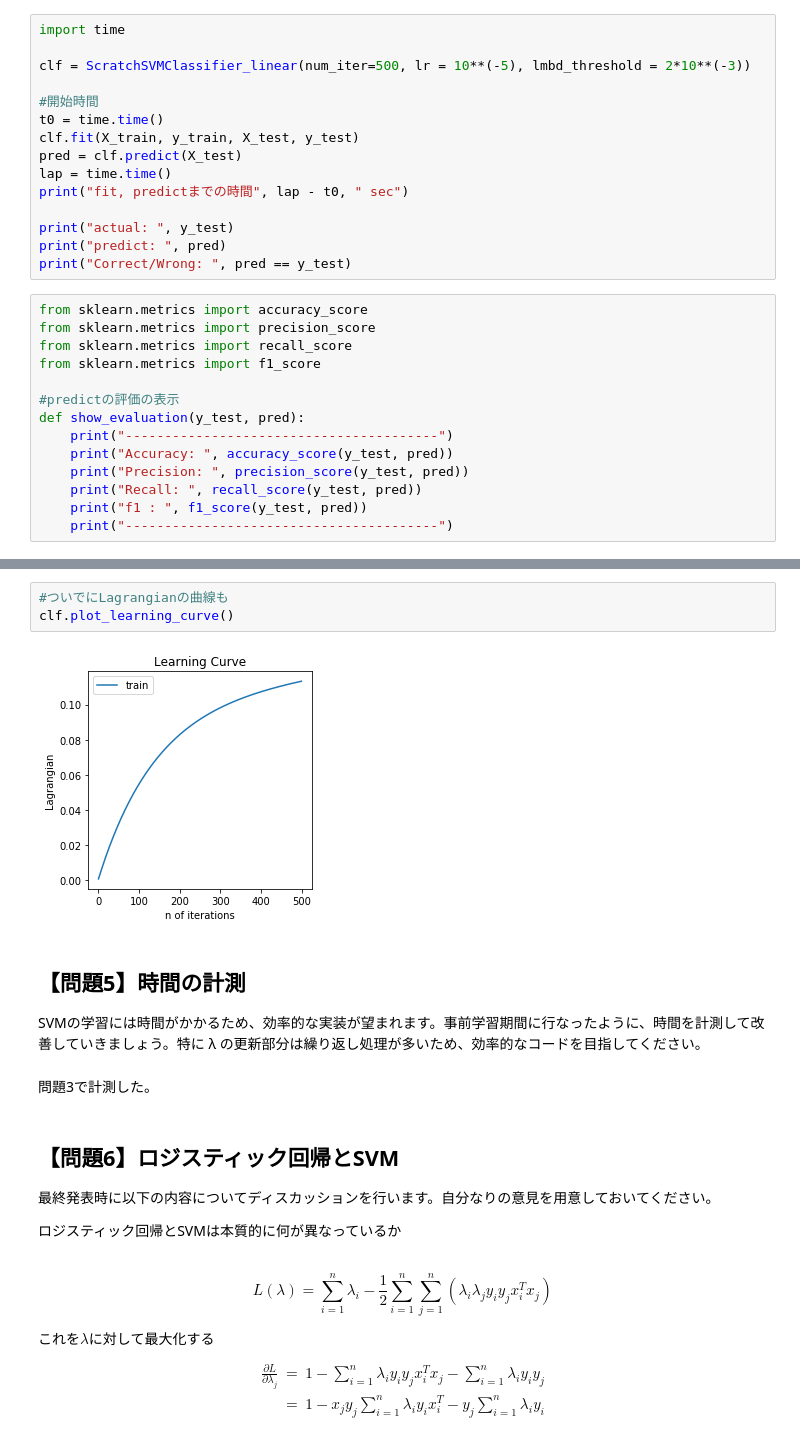
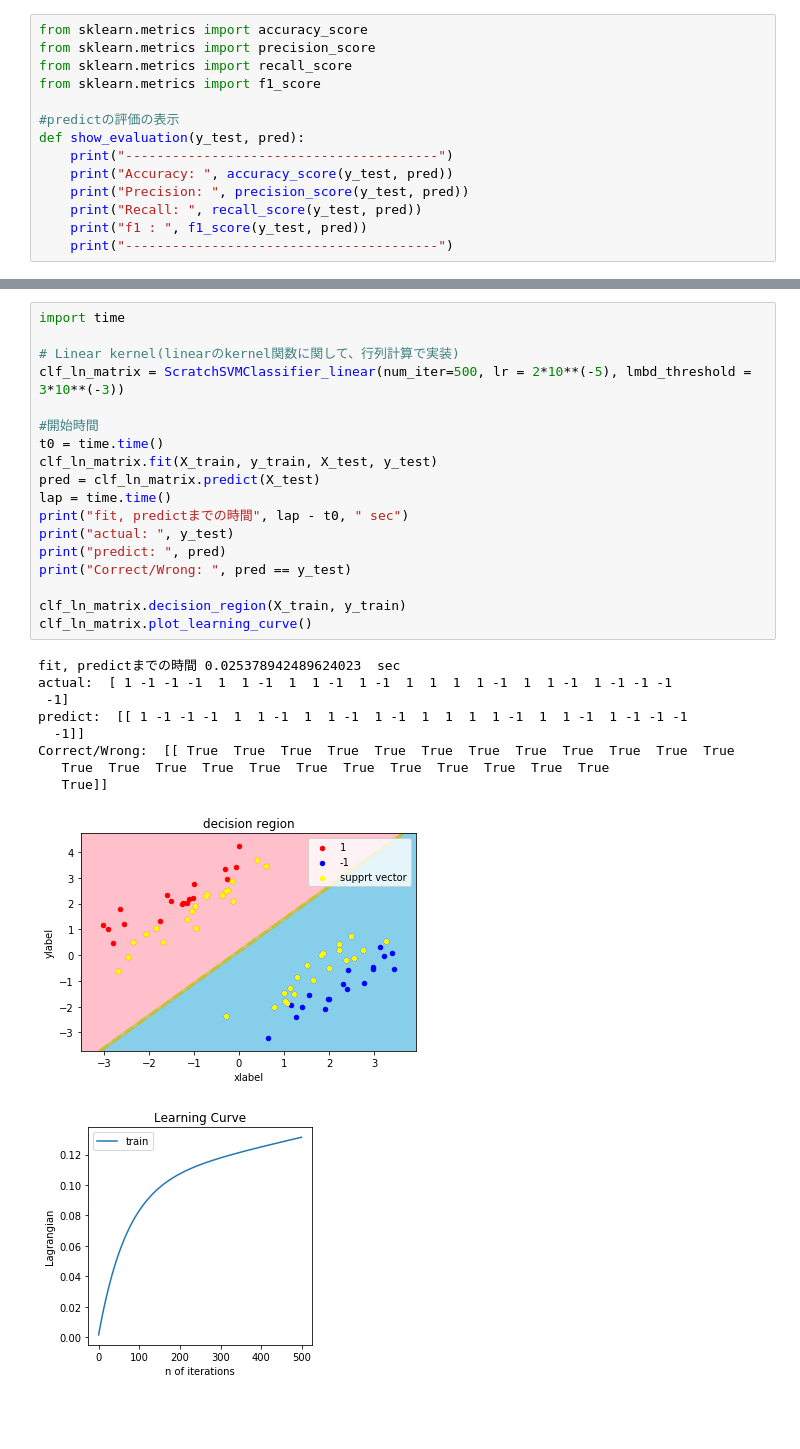
Before and after one commit to ohmorimori/diveintocode-ml, a Jupyter notebook: diveintocode-term1/sprint/sprint5/sprint5-ml-scratch-svm.ipynb, the cells around one changed output, grey strips where cells are left out. Saved outputs shown, nothing was run; the diff lists cells and outputs as text; blank space fills up the shorter version.

```diff
--- a/diveintocode-term1/sprint/sprint5/sprint5-ml-scratch-svm.ipynb
+++ b/diveintocode-term1/sprint/sprint5/sprint5-ml-scratch-svm.ipynb
@@ -812,18 +741,3 @@ Correct/Wrong:  [[ True  True  True  True  True  True  True  True  True  True  T
-# %%
-import time
-
-clf = ScratchSVMClassifier_linear(num_iter=500, lr = 10**(-5), lmbd_threshold = 2*10**(-3))
-
-#開始時間
-t0 = time.time()
-clf.fit(X_train, y_train, X_test, y_test)
-pred = clf.predict(X_test)
-lap = time.time()
-print("fit, predictまでの時間", lap - t0, " sec")
-
-print("actual: ", y_test)
-print("predict: ", pred)
-print("Correct/Wrong: ", pred == y_test)
 # %%
 from sklearn.metrics import accuracy_score
 from sklearn.metrics import precision_score
@@ -861,30 +764,29 @@ clf.decision_region(X_train, y_train)
-# %%
-#ついでにLagrangianの曲線も
-clf.plot_learning_curve()
-# %% [output]
-[figure, removed]
-# %% [markdown]
-## 【問題5】時間の計測
-SVMの学習には時間がかかるため、効率的な実装が望まれます。事前学習期間に行なったように、時間を計測して改善していきましょう。特に
-λ
- の更新部分は繰り返し処理が多いため、効率的なコードを目指してください。
-# %% [markdown]
-問題3で計測した。
-# %% [markdown]
-## 【問題6】ロジスティック回帰とSVM
-最終発表時に以下の内容についてディスカッションを行います。自分なりの意見を用意しておいてください。
-
-ロジスティック回帰とSVMは本質的に何が異なっているか
-# %% [markdown]
-$$
-L(\lambda) = \sum_{i=1}^{n}\lambda_{i} - \frac{1}{2}\sum_{i=1}^{n}\sum_{j=1}^{n}(\lambda_{i}\lambda_{j}y_{i}y_{j}x_{i}^{T}x_{j})
-$$
-
-これを$\lambda$に対して最大化する
-
-$$
-\begin{eqnarray}
-\frac{\partial L}{\partial \lambda_{j}} &=& 1- \sum_{i=1}^{n}\lambda_{i}y_{i}y_{j}x_{i}^{T}x_{j} - \sum_{i=1}^{n}\lambda_{i}y_{i}y_{j}\\
-&=& 1- x_{j}y_{j}\sum_{i=1}^{n}\lambda_{i}y_{i}x_{i}^{T} - y_{j}\sum_{i=1}^{n}\lambda_{i}y_{i}
-\end{eqnarray}
-$$
+# %%
+import time
+
+# Linear kernel(linearのkernel関数に関して、行列計算で実装)
+clf_ln_matrix = ScratchSVMClassifier_linear(num_iter=500, lr = 2*10**(-5), lmbd_threshold = 3*10**(-3))
+
+#開始時間
+t0 = time.time()
+clf_ln_matrix.fit(X_train, y_train, X_test, y_test)
+pred = clf_ln_matrix.predict(X_test)
+lap = time.time()
+print("fit, predictまでの時間", lap - t0, " sec")
+print("actual: ", y_test)
+print("predict: ", pred)
+print("Correct/Wrong: ", pred == y_test)
+
+clf_ln_matrix.decision_region(X_train, y_train)
+clf_ln_matrix.plot_learning_curve()
+# %% [output]
+fit, predictまでの時間 0.025378942489624023  sec
+actual:  [ 1 -1 -1 -1  1  1 -1  1  1 -1  1 -1  1  1  1  1 -1  1  1 -1  1 -1 -1 -1
+ -1]
+predict:  [[ 1 -1 -1 -1  1  1 -1  1  1 -1  1 -1  1  1  1  1 -1  1  1 -1  1 -1 -1 -1
+  -1]]
+Correct/Wrong:  [[ True  True  True  True  True  True  True  True  True  True  True  True
+   True  True  True  True  True  True  True  True  True  True  True  True
+   True]]
+[figure, added]
+[figure, added]
```
Also changed, not shown: parts of 25 cells of this notebook.
